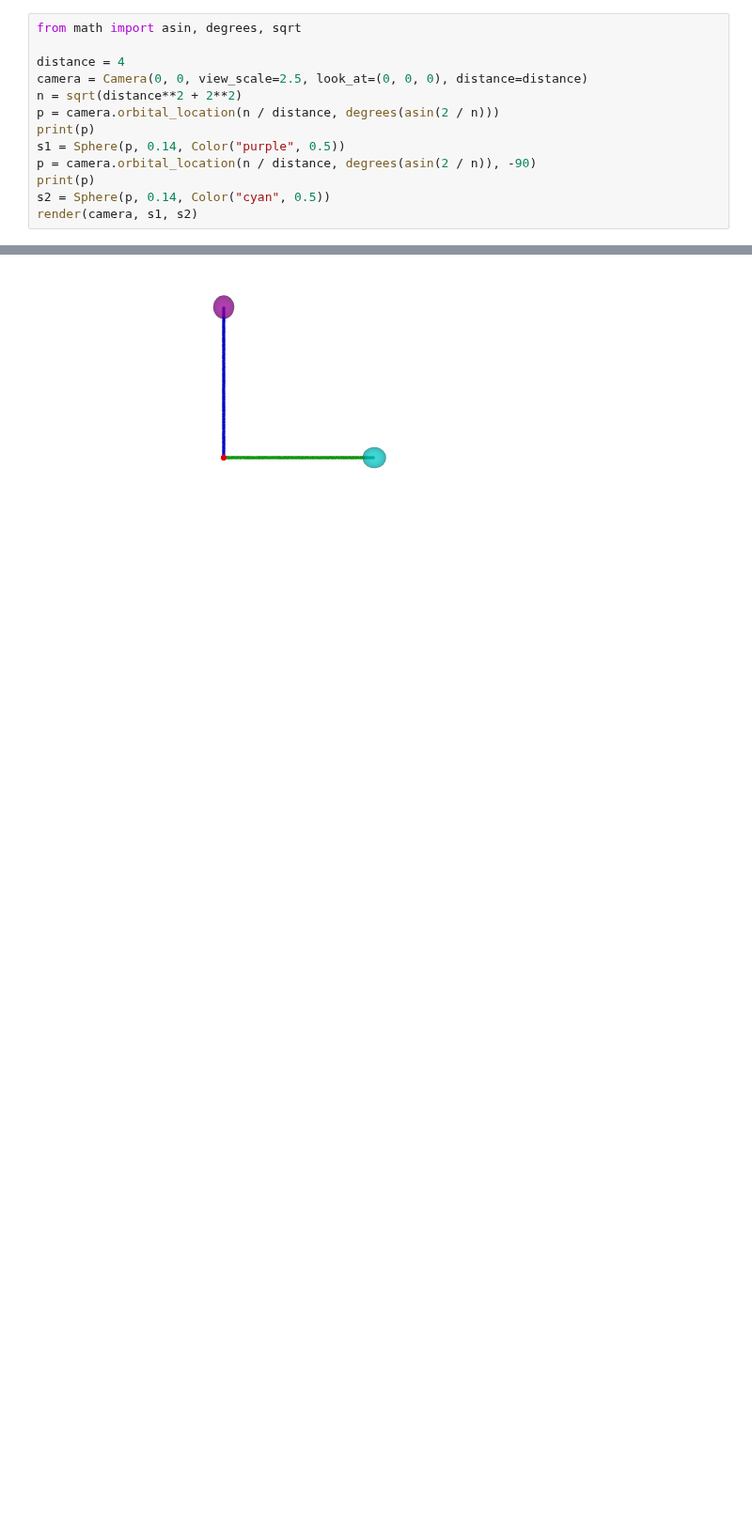
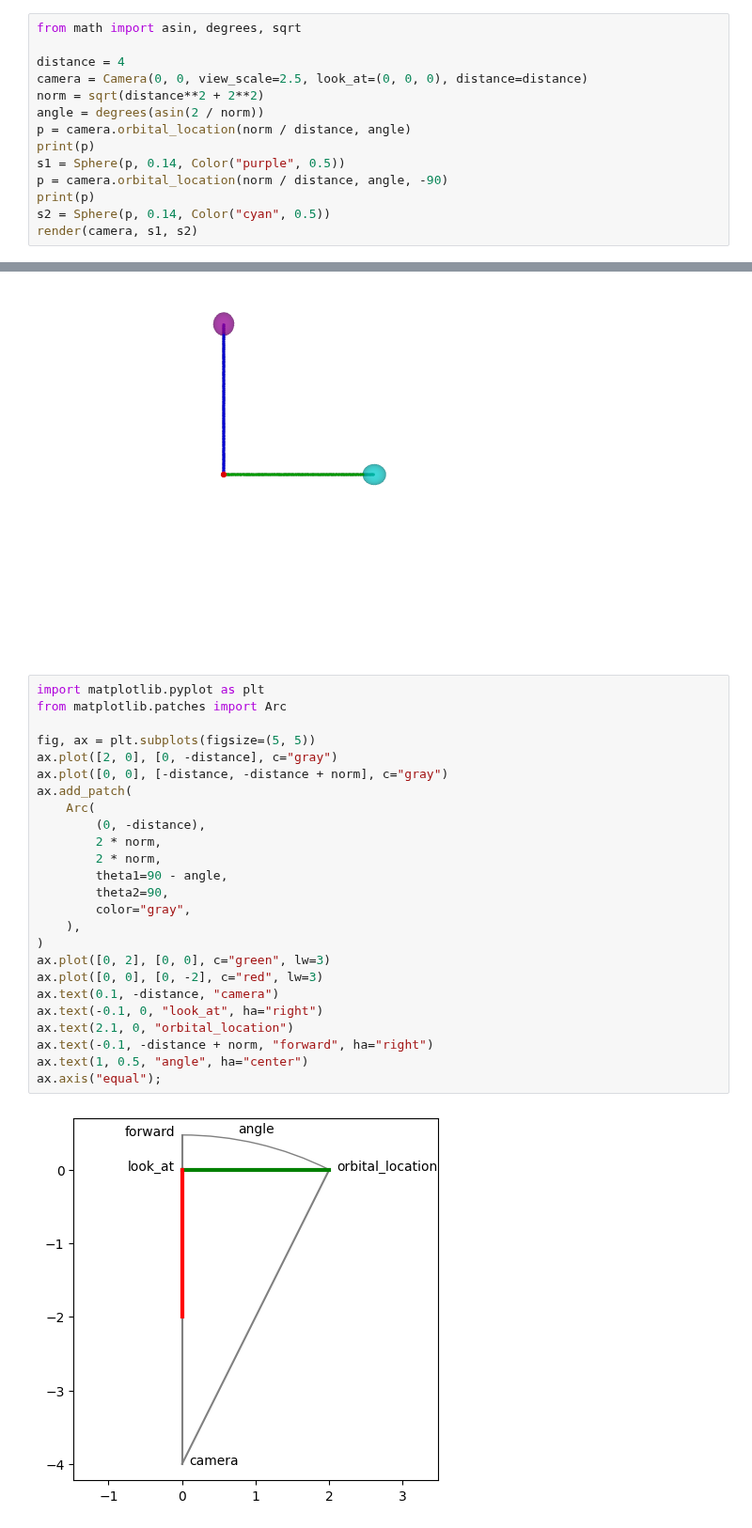
Before and after one commit to daizutabi/fdray, a Jupyter notebook: docs/notebooks/camera/camera.ipynb, the cells around one changed output, grey strips where cells are left out. Shown at 94% size. Drawn from its saved outputs; the diff is of its cells as text; blank space fills up the shorter version.

```diff
--- a/docs/notebooks/camera/camera.ipynb
+++ b/docs/notebooks/camera/camera.ipynb
@@ -52,11 +52,12 @@ from math import asin, degrees, sqrt
 
 distance = 4
 camera = Camera(0, 0, view_scale=2.5, look_at=(0, 0, 0), distance=distance)
-n = sqrt(distance**2 + 2**2)
-p = camera.orbital_location(n / distance, degrees(asin(2 / n)))
+norm = sqrt(distance**2 + 2**2)
+angle = degrees(asin(2 / norm))
+p = camera.orbital_location(norm / distance, angle)
 print(p)
 s1 = Sphere(p, 0.14, Color("purple", 0.5))
-p = camera.orbital_location(n / distance, degrees(asin(2 / n)), -90)
+p = camera.orbital_location(norm / distance, angle, -90)
 print(p)
 s2 = Sphere(p, 0.14, Color("cyan", 0.5))
 render(camera, s1, s2)
@@ -64,3 +65,30 @@ render(camera, s1, s2)
 <0, 0, 2>
 <0, 2, 0>
 [figure]
+# %%
+import matplotlib.pyplot as plt
+from matplotlib.patches import Arc
+
+fig, ax = plt.subplots(figsize=(5, 5))
+ax.plot([2, 0], [0, -distance], c="gray")
+ax.plot([0, 0], [-distance, -distance + norm], c="gray")
+ax.add_patch(
+    Arc(
+        (0, -distance),
+        2 * norm,
+        2 * norm,
+        theta1=90 - angle,
+        theta2=90,
+        color="gray",
+    ),
+)
+ax.plot([0, 2], [0, 0], c="green", lw=3)
+ax.plot([0, 0], [0, -2], c="red", lw=3)
+ax.text(0.1, -distance, "camera")
+ax.text(-0.1, 0, "look_at", ha="right")
+ax.text(2.1, 0, "orbital_location")
+ax.text(-0.1, -distance + norm, "forward", ha="right")
+ax.text(1, 0.5, "angle", ha="center")
+ax.axis("equal");
+# %% [output]
+[figure, added]
```
Also changed, not shown: parts of 1 cell of this notebook, 2 other files.
